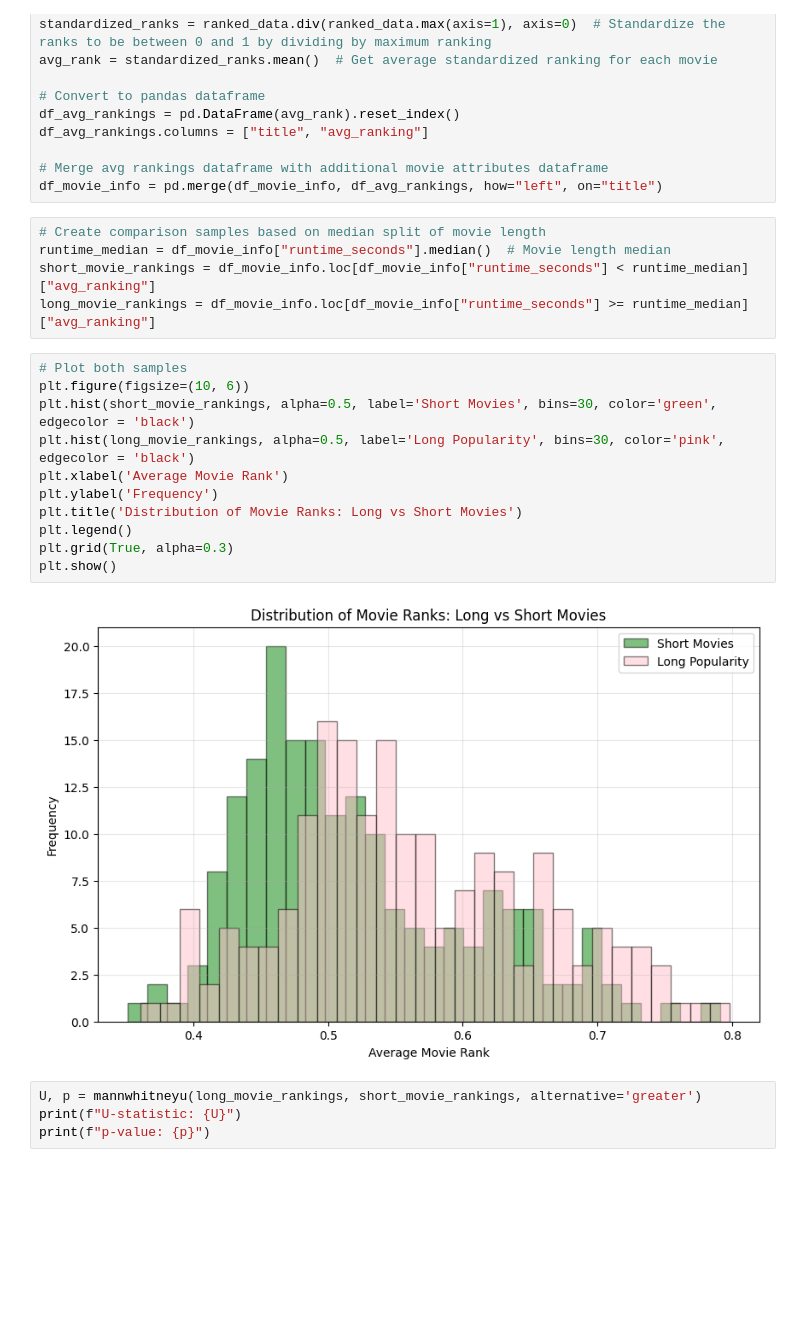
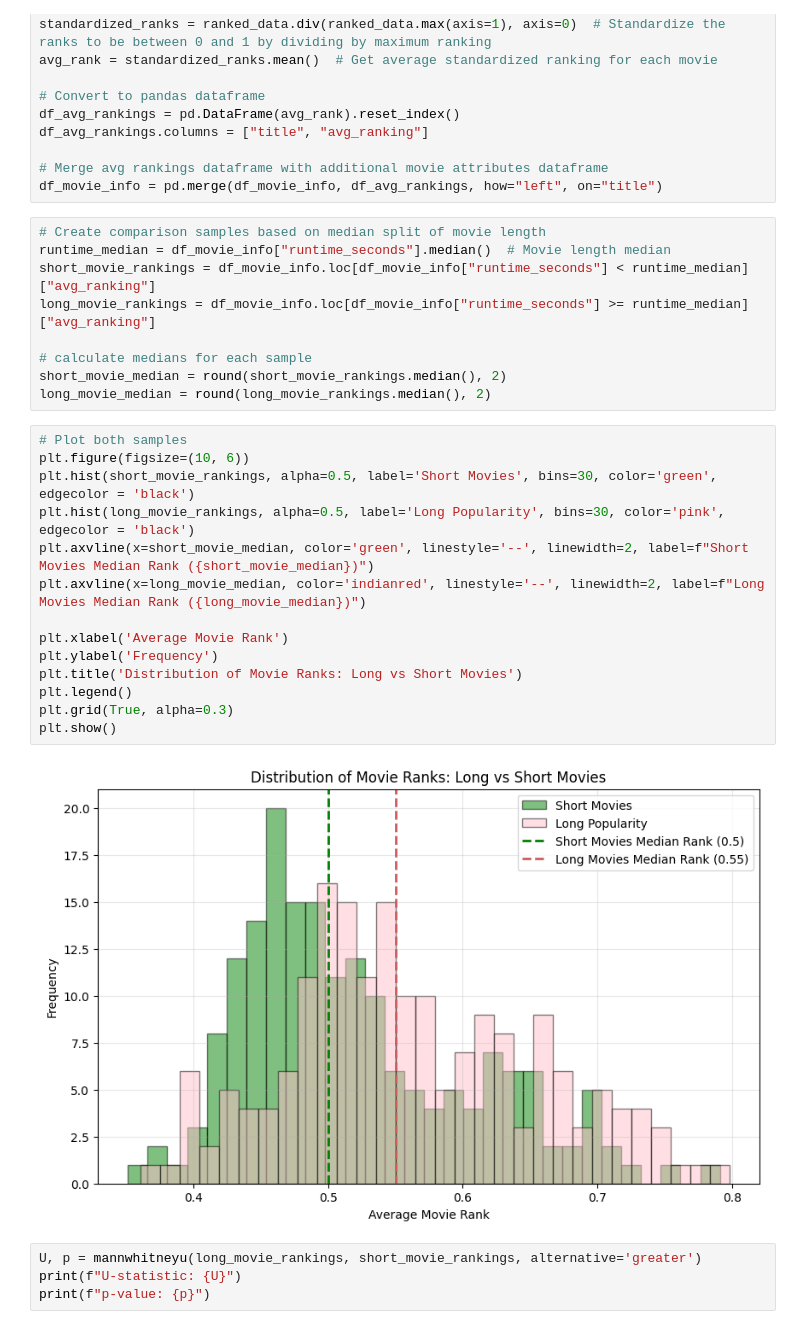
Before and after one commit to jtad96/hypothesis-testing-project, a Jupyter notebook: analyses/jtadros_extra_credit.ipynb, the cells around one changed output. Saved outputs shown, nothing was run; the diff lists cells and outputs as text; blank space fills up the shorter version.

Commit message:
Add ablines to plot

```diff
--- a/analyses/jtadros_extra_credit.ipynb
+++ b/analyses/jtadros_extra_credit.ipynb
@@ -177,19 +177,26 @@ df_movie_info = pd.merge(df_movie_info, df_avg_rankings, how="left", on="title")
 runtime_median = df_movie_info["runtime_seconds"].median()  # Movie length median
 short_movie_rankings = df_movie_info.loc[df_movie_info["runtime_seconds"] < runtime_median]["avg_ranking"]
 long_movie_rankings = df_movie_info.loc[df_movie_info["runtime_seconds"] >= runtime_median]["avg_ranking"]
+
+# calculate medians for each sample
+short_movie_median = round(short_movie_rankings.median(), 2)
+long_movie_median = round(long_movie_rankings.median(), 2)
 # %%
 # Plot both samples
 plt.figure(figsize=(10, 6))
 plt.hist(short_movie_rankings, alpha=0.5, label='Short Movies', bins=30, color='green', edgecolor = 'black')
 plt.hist(long_movie_rankings, alpha=0.5, label='Long Popularity', bins=30, color='pink', edgecolor = 'black')
+plt.axvline(x=short_movie_median, color='green', linestyle='--', linewidth=2, label=f"Short Movies Median Rank ({short_movie_median})")
+plt.axvline(x=long_movie_median, color='indianred', linestyle='--', linewidth=2, label=f"Long Movies Median Rank ({long_movie_median})")
+
 plt.xlabel('Average Movie Rank')
 plt.ylabel('Frequency')
 plt.title('Distribution of Movie Ranks: Long vs Short Movies')
 plt.legend()
 plt.grid(True, alpha=0.3)
 plt.show()
 # %% [output]
-[figure, old version]
+[figure, new version]
 # %%
 U, p = mannwhitneyu(long_movie_rankings, short_movie_rankings, alternative='greater')
 print(f"U-statistic: {U}")
```
